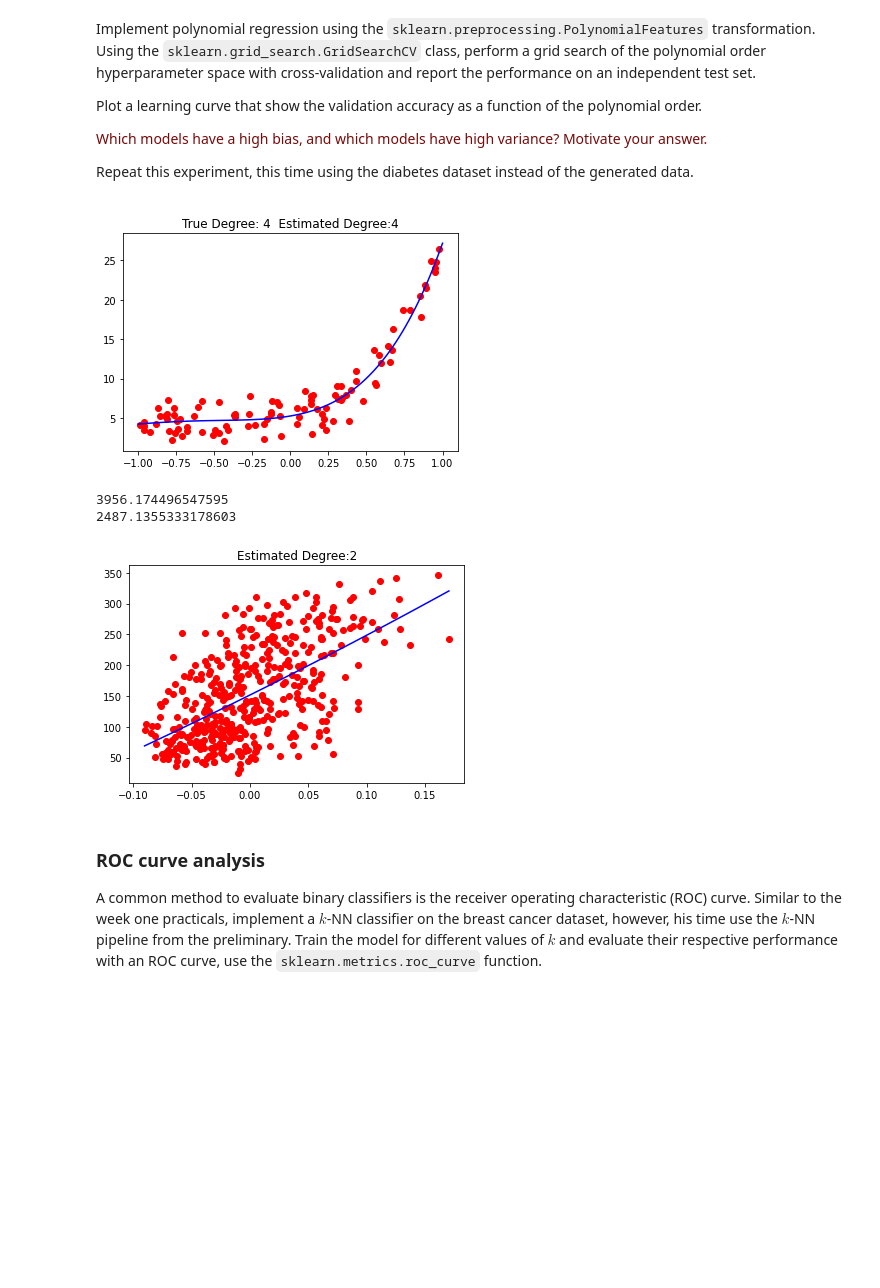
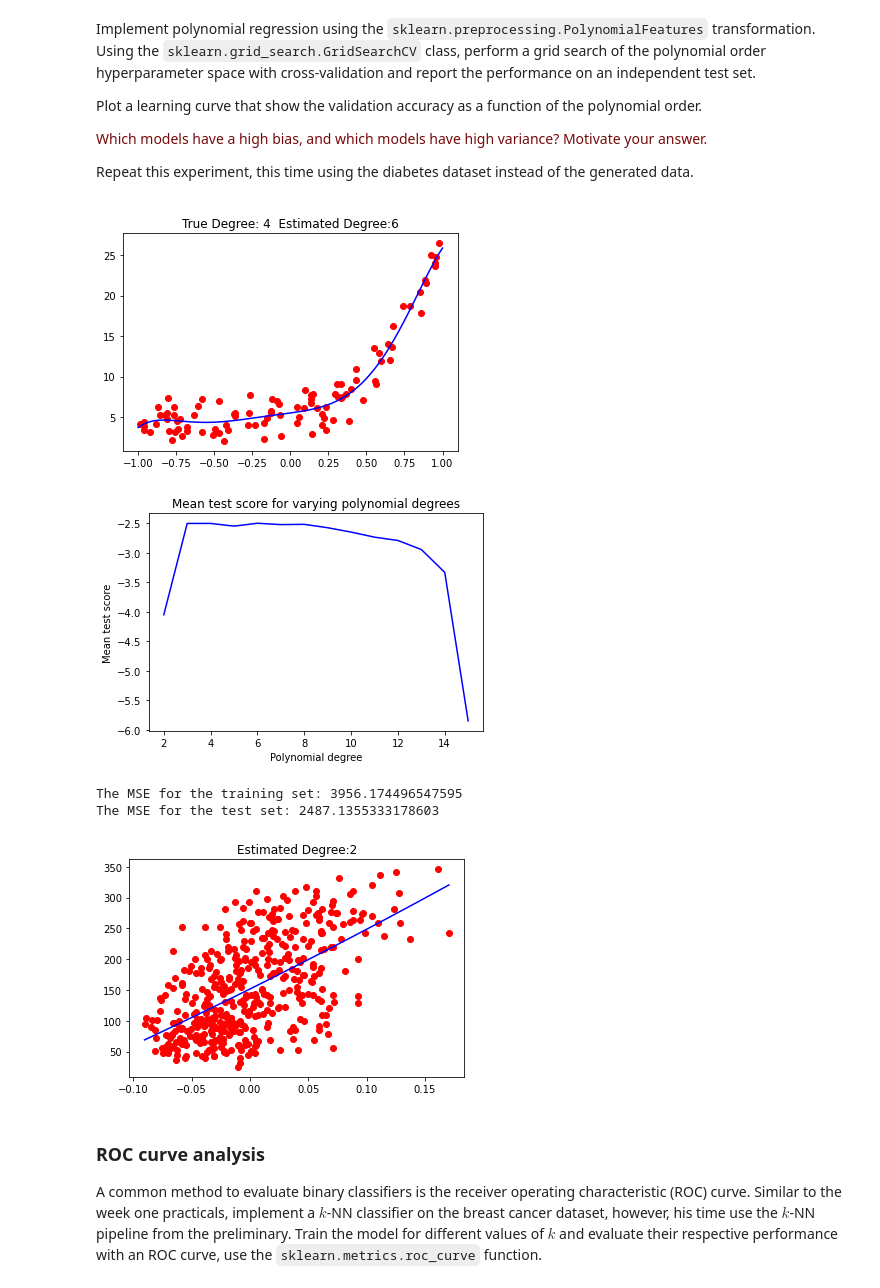
Before and after one commit to LarsDaenen1/8dm50group5, a Jupyter notebook: Week_2/week_2_Lars.ipynb, the cells around one changed output. Drawn from its saved outputs; the diff is of its cells as text; code cells hidden in the pictures; blank space fills up the shorter version.

```diff
--- a/Week_2/week_2_Lars.ipynb
+++ b/Week_2/week_2_Lars.ipynb
@@ -159,33 +159,43 @@ Repeat this experiment, this time using the diabetes dataset instead of the gene
 # %%
 from sklearn.preprocessing import PolynomialFeatures
 from sklearn.model_selection import GridSearchCV
 from sklearn.neighbors import KNeighborsClassifier
 from sklearn.pipeline import Pipeline
 from sklearn.linear_model import LinearRegression
 
-degree = 4
+true_degree = 4
 
 model = Pipeline([
                  ("scaler", scaler),
                  ("polynomial", PolynomialFeatures()),
                  ("regression", LinearRegression())
                 ])
 
-parms = {'polynomial__degree': np.arange(2, 6)}
+degree_range = np.arange(2,16)
+
+parms = {'polynomial__degree': degree_range}
 
 gscv = GridSearchCV(model, parms, cv = 10, scoring='neg_mean_squared_error')
 gscv.fit(X.reshape(-1,1),y)
+results = gscv.cv_results_['mean_test_score']
 
 space = np.linspace(-1,1,100).reshape(-1,1)
 
 est_deg= gscv.best_params_['polynomial__degree']
 
 plt.plot(X, y, 'ro')
 plt.plot(space, gscv.predict(space), color = 'blue')
-plt.title(f'True Degree: {degree}  Estimated Degree:{est_deg}')
+plt.title(f'True Degree: {true_degree}  Estimated Degree:{est_deg}')
 plt.show()
+
+plt.plot(degree_range, results, 'b-')
+plt.title('Mean test score for varying polynomial degrees')
+plt.xlabel('Polynomial degree')
+plt.ylabel('Mean test score')
+plt.show()
 # %% [output]
-[figure, old version]
+[figure, new version]
+[figure, added]
 # %%
 from sklearn.metrics import mean_squared_error as MSE
 
@@ -202,25 +212,28 @@ y_train = y[:-20]
 y_test = y[-20:]
 
 parms = {'polynomial__degree': np.arange(2, 6)}
+space = np.linspace(min(X_train),max(X_train),100).reshape(-1,1)
 
+# perform cross-validation
 gscv = GridSearchCV(model, parms, cv = 10, scoring='neg_mean_squared_error')
 gscv.fit(X.reshape(-1,1),y)
-
-preds_train = gscv.predict(X_train.reshape(-1,1))
-
-space = np.linspace(min(X_train),max(X_train),100).reshape(-1,1)
 est_deg= gscv.best_params_['polynomial__degree']
 
+# visualize the fit
 plt.plot(X, y, 'ro')
 plt.plot(space, gscv.predict(space), color = 'blue')
 plt.title(f'Estimated Degree:{est_deg}')
 
+# make predictions for training and test set
+preds_train = gscv.predict(X_train.reshape(-1,1))
 preds_test = gscv.predict(X_test.reshape(-1,1))
-print(MSE(y_train, preds_train))
-print(MSE(y_test, preds_test))
+
+# calculate MSE for training and test set
+print("The MSE for the training set: {}".format(MSE(y_train, preds_train)))
+print("The MSE for the test set: {}".format(MSE(y_test, preds_test)))
 # %% [output]
-3956.174496547595
-2487.1355333178603
+The MSE for the training set: 3956.174496547595
+The MSE for the test set: 2487.1355333178603
 [figure]
 # %% [markdown]
 ### ROC curve analysis
```
